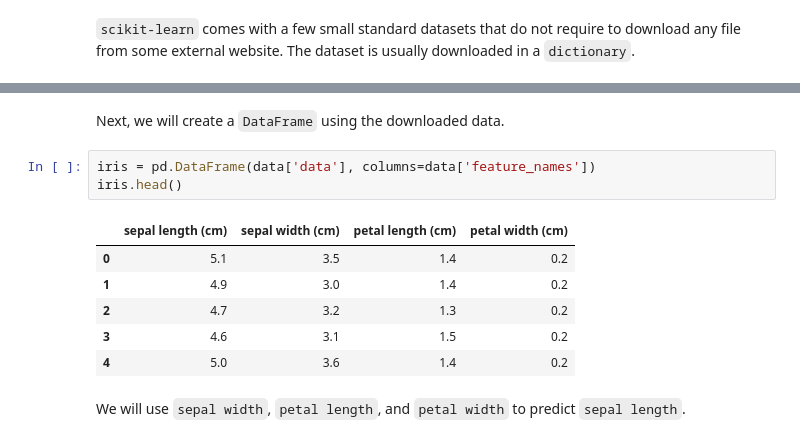
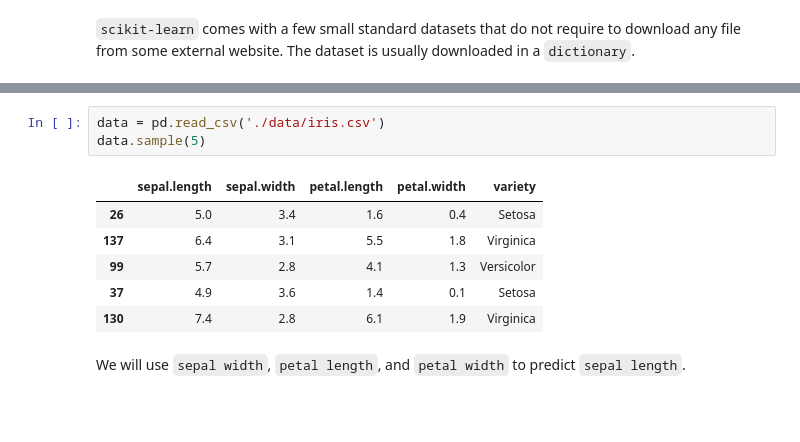
Before and after one commit to musabbirsammak/machine-learning-with-python, a Jupyter notebook: lecture-4-regularizations.ipynb, the cells around one changed output, grey strips where cells are left out. Cells and saved outputs as stored; diff of their text form; blank space fills up the shorter version.

```diff
--- a/lecture-4-regularizations.ipynb
+++ b/lecture-4-regularizations.ipynb
@@ -45,15 +123,13 @@ Iris plants dataset
-# %% [markdown]
-Next, we will create a `DataFrame` using the downloaded data.
-# %%
-iris = pd.DataFrame(data['data'], columns=data['feature_names'])
-iris.head()
-# %% [output]
-|  | sepal length (cm) | sepal width (cm) | petal length (cm) | petal width (cm) |
-| 0 | 5.1 | 3.5 | 1.4 | 0.2 |
-| 1 | 4.9 | 3.0 | 1.4 | 0.2 |
-| 2 | 4.7 | 3.2 | 1.3 | 0.2 |
-| 3 | 4.6 | 3.1 | 1.5 | 0.2 |
-| 4 | 5.0 | 3.6 | 1.4 | 0.2 |
+# %%
+data = pd.read_csv('./data/iris.csv')
+data.sample(5)
+# %% [output]
+|  | sepal.length | sepal.width | petal.length | petal.width | variety |
+| 26 | 5.0 | 3.4 | 1.6 | 0.4 | Setosa |
+| 137 | 6.4 | 3.1 | 5.5 | 1.8 | Virginica |
+| 99 | 5.7 | 2.8 | 4.1 | 1.3 | Versicolor |
+| 37 | 4.9 | 3.6 | 1.4 | 0.1 | Setosa |
+| 130 | 7.4 | 2.8 | 6.1 | 1.9 | Virginica |
 # %% [markdown]
 We will use `sepal width`, `petal length`, and `petal width` to predict `sepal length`.
 # %%
```
Also changed, not shown: parts of 26 cells of this notebook, 19 other files.
